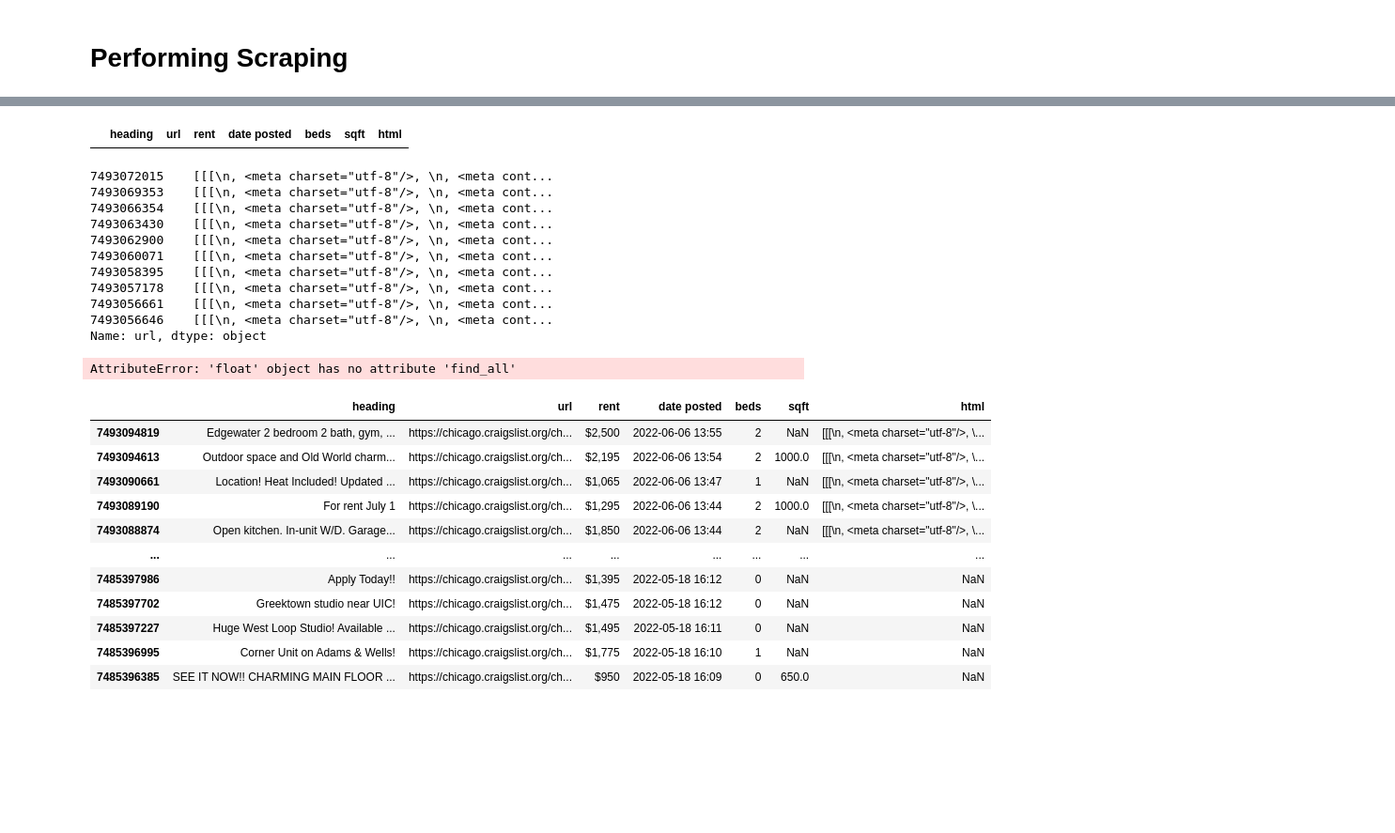
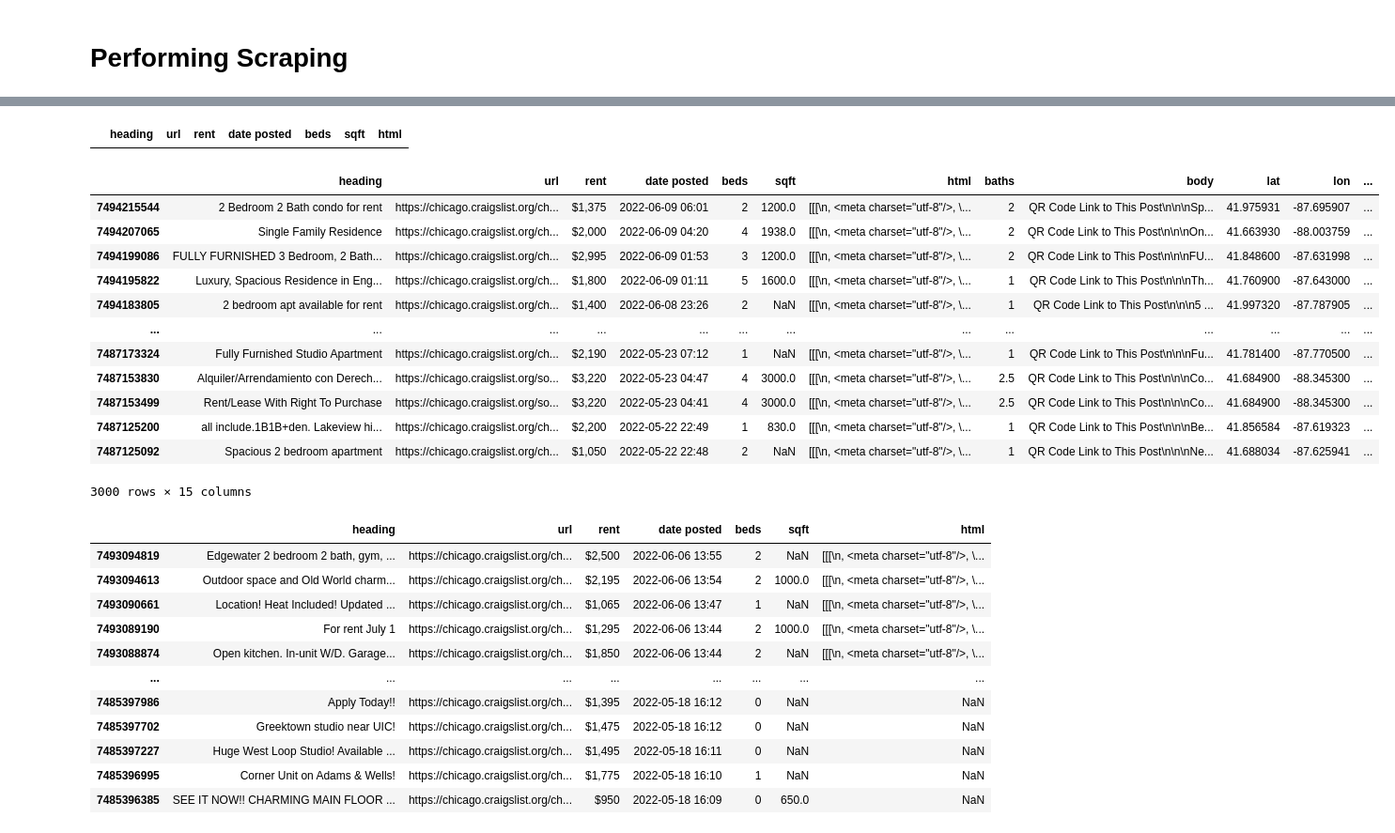
Before and after one commit to gbwiersum/CLApartmentScraper, a Jupyter notebook: CLScraper.ipynb, the cells around one changed output, grey strips where cells are left out. Shown at 94% size. Drawn from its saved outputs; the diff is of its cells as text; code cells hidden in the pictures; blank space fills up the shorter version.

```diff
--- a/CLScraper.ipynb
+++ b/CLScraper.ipynb
@@ -179,7 +197,7 @@ def parse_listing_html(page_source):
     attrvals.extend([baths,body,lat,lon])
 
     #Dogs/cats allowed, laundry situation:
-    attrtext = BeautifulSoup(page_source).find_all("p", class_='attrgroup')[1].text
+    attrtext = page_source.find_all("p", class_='attrgroup')[1].text
 
     park = re.search('\n(.+?)'+"park"+'(.+?)\n', attrtext)
     dog = re.search('\n'+'dog'+'(.+?)\n', attrtext)
@@ -202,24 +220,11 @@ def parse_listing_html(page_source):
 #columns = ['baths', 'body', 'lat', 'lon', 'parking', 'dogs', 'cats', 'laundry']
 # %%
 #Pull listings html:
-listingdf['html']=listingdf['url'][0:10].apply(lambda x: pull_html(x, cooldown=2))
+listingdf['html']=listingdf['url'].apply(lambda x: pull_html(x, cooldown=5))
-# %% [output]
-|  | heading | url | rent | date posted | beds | sqft | html |
-# %%
-blanks = fetch_blank_listings(listingdf[0:20])
-blanks
-# %% [output]
-7493072015    [[[\n, <meta charset="utf-8"/>, \n, <meta cont...
-7493069353    [[[\n, <meta charset="utf-8"/>, \n, <meta cont...
-7493066354    [[[\n, <meta charset="utf-8"/>, \n, <meta cont...
-7493063430    [[[\n, <meta charset="utf-8"/>, \n, <meta cont...
-7493062900    [[[\n, <meta charset="utf-8"/>, \n, <meta cont...
-7493060071    [[[\n, <meta charset="utf-8"/>, \n, <meta cont...
-7493058395    [[[\n, <meta charset="utf-8"/>, \n, <meta cont...
-7493057178    [[[\n, <meta charset="utf-8"/>, \n, <meta cont...
-7493056661    [[[\n, <meta charset="utf-8"/>, \n, <meta cont...
-7493056646    [[[\n, <meta charset="utf-8"/>, \n, <meta cont...
-Name: url, dtype: object
+# %%
+listingdf[listingdf['html']==None]
+# %% [output]
+|  | heading | url | rent | date posted | beds | sqft | html |
 # %%
 #Fill in the blanks:
 def fetch_blank_listings(listingdf):
@@ -233,13 +238,25 @@ def fetch_blank_listings(listingdf):
     print("failed to fetch first listing")
     print(BeautifulSoup(browser.page_source))
 # %%
-listingdf.drop(columns = [0,1,2,3,4,5,6,7], inplace = True)
+
 parsed = listingdf.apply(lambda x: parse_listing_html(x['html']), axis='columns', result_type='expand')
 parsed.columns = ['baths', 'body', 'lat', 'lon', 'parking', 'dogs', 'cats', 'laundry']
 listingdf = listingdf.join(parsed)
 listingdf
 # %% [output]
+|  | heading | url | rent | date posted | beds | sqft | html | baths | body | lat | lon | ... |
+| 7494215544 | 2 Bedroom 2 Bath condo for rent | https://chicago.craigslist.org/ch... | $1,375 | 2022-06-09 06:01 | 2 | 1200.0 | [[[\n, <meta charset="utf-8"/>, \... | 2 | QR Code Link to This Post\n\n\nSp... | 41.975931 | -87.695907 | ... |
+| 7494207065 | Single Family Residence | https://chicago.craigslist.org/ch... | $2,000 | 2022-06-09 04:20 | 4 | 1938.0 | [[[\n, <meta charset="utf-8"/>, \... | 2 | QR Code Link to This Post\n\n\nOn... | 41.663930 | -88.003759 | ... |
+| 7494199086 | FULLY FURNISHED 3 Bedroom, 2 Bath... | https://chicago.craigslist.org/ch... | $2,995 | 2022-06-09 01:53 | 3 | 1200.0 | [[[\n, <meta charset="utf-8"/>, \... | 2 | QR Code Link to This Post\n\n\nFU... | 41.848600 | -87.631998 | ... |
+| 7494195822 | Luxury, Spacious Residence in Eng... | https://chicago.craigslist.org/ch... | $1,800 | 2022-06-09 01:11 | 5 | 1600.0 | [[[\n, <meta charset="utf-8"/>, \... | 1 | QR Code Link to This Post\n\n\nTh... | 41.760900 | -87.643000 | ... |
+| 7494183805 | 2 bedroom apt available for rent | https://chicago.craigslist.org/ch... | $1,400 | 2022-06-08 23:26 | 2 | NaN | [[[\n, <meta charset="utf-8"/>, \... | 1 | QR Code Link to This Post\n\n\n5 ... | 41.997320 | -87.787905 | ... |
+| ... | ... | ... | ... | ... | ... | ... | ... | ... | ... | ... | ... | ... |
+| 7487173324 | Fully Furnished Studio Apartment | https://chicago.craigslist.org/ch... | $2,190 | 2022-05-23 07:12 | 1 | NaN | [[[\n, <meta charset="utf-8"/>, \... | 1 | QR Code Link to This Post\n\n\nFu... | 41.781400 | -87.770500 | ... |
+| 7487153830 | Alquiler/Arrendamiento con Derech... | https://chicago.craigslist.org/so... | $3,220 | 2022-05-23 04:47 | 4 | 3000.0 | [[[\n, <meta charset="utf-8"/>, \... | 2.5 | QR Code Link to This Post\n\n\nCo... | 41.684900 | -88.345300 | ... |
+| 7487153499 | Rent/Lease With Right To Purchase | https://chicago.craigslist.org/so... | $3,220 | 2022-05-23 04:41 | 4 | 3000.0 | [[[\n, <meta charset="utf-8"/>, \... | 2.5 | QR Code Link to This Post\n\n\nCo... | 41.684900 | -88.345300 | ... |
+| 7487125200 | all include.1B1B+den. Lakeview hi... | https://chicago.craigslist.org/ch... | $2,200 | 2022-05-22 22:49 | 1 | 830.0 | [[[\n, <meta charset="utf-8"/>, \... | 1 | QR Code Link to This Post\n\n\nBe... | 41.856584 | -87.619323 | ... |
+| 7487125092 | Spacious 2 bedroom apartment | https://chicago.craigslist.org/ch... | $1,050 | 2022-05-22 22:48 | 2 | NaN | [[[\n, <meta charset="utf-8"/>, \... | 1 | QR Code Link to This Post\n\n\nNe... | 41.688034 | -87.625941 | ... |
-AttributeError: 'float' object has no attribute 'find_all'
+3000 rows × 15 columns
 # %%
 nans = pd.DataFrame(listingdf.loc[listingdf.html.isna()])
 nans['html'] = nans['url'].apply(lambda x: pull_html(x))
```
Also changed, not shown: parts of 19 cells of this notebook.
